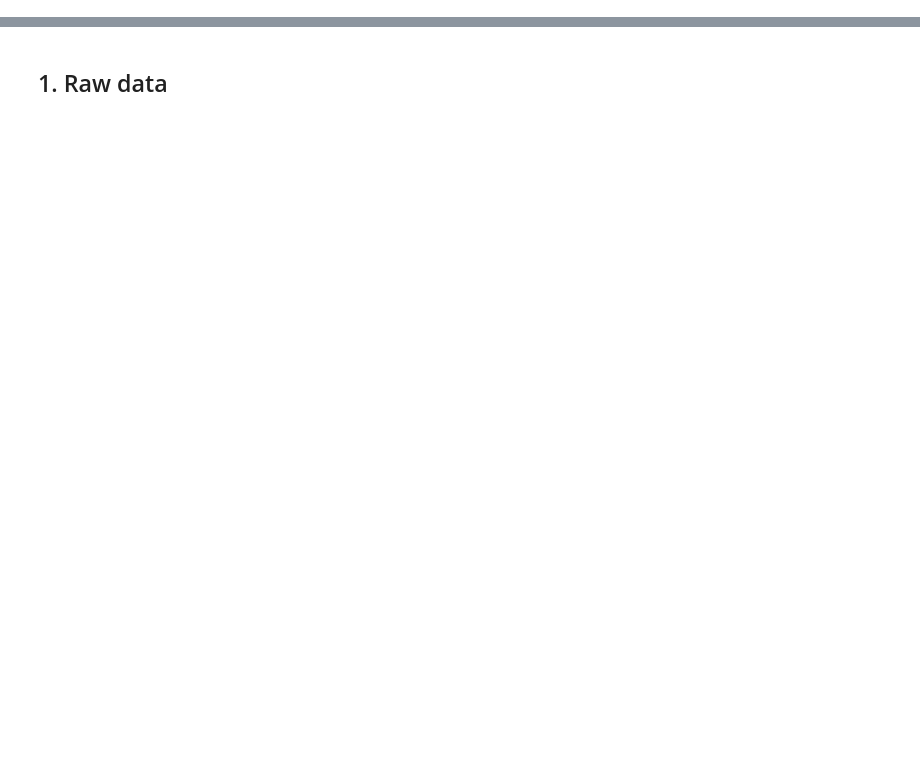
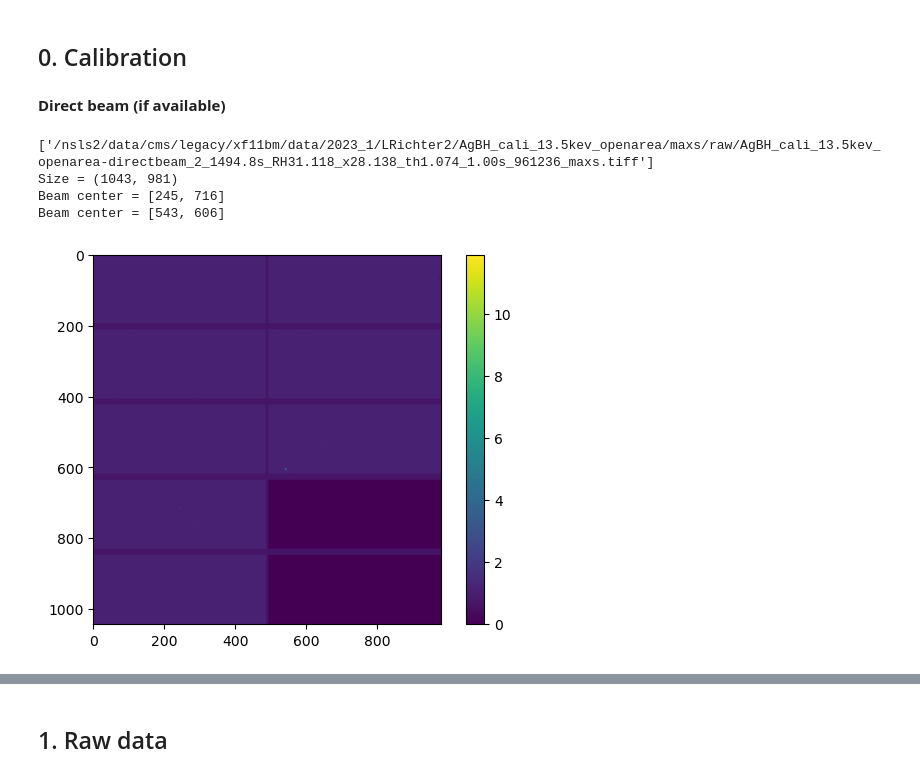
Before and after one commit to CFN-softbio/SciAnalysis, a Jupyter notebook: examples/beamlines/NSLSII_11BM_CMS/UShell/SciAnalysis_Basic_v1.ipynb, the cells around one changed output, grey strips where cells are left out. Drawn from its saved outputs; the diff is of its cells as text; code cells hidden in the pictures; blank space fills up the shorter version.

```diff
--- a/examples/beamlines/NSLSII_11BM_CMS/UShell/SciAnalysis_Basic_v1.ipynb
+++ b/examples/beamlines/NSLSII_11BM_CMS/UShell/SciAnalysis_Basic_v1.ipynb
@@ -45,0 +45,32 @@ from SciAnalysis.ExpAnalysis import Tools
+# %% [markdown]
+## 0. Calibration
+# %% [markdown]
+__Direct beam (if available)__
+# %%
+#EXPR_DIR = '/nsls2/data/cms/legacy/xf11bm/data/2023_2/beamline/CKe/saxs/'
+EXPR_DIR = '/nsls2/data/cms/legacy/xf11bm/data/2023_1/LRichter2/AgBH_cali_13.5kev_openarea/maxs/'
+pattern = '*directbeam*'
+infiles = glob.glob(os.path.join(EXPR_DIR+'raw/', pattern+'.tiff'))
+print(infiles)
+
+data = Data2DScattering()
+data.load(infiles[0])
+#data.blur(sigma=1)
+img = data.data
+print('Size = {}'.format(img.shape))
+
+## Plot
+%matplotlib inline
+plt.figure(1); plt.imshow(np.log(img+3)); plt.colorbar()
+beam_center = [np.argmax(np.max(img,0)), np.argmax(np.max(img,1))]
+print('Beam center = {}'.format(beam_center))
+
+img[beam_center[1], beam_center[0]] = 0
+beam_center = [np.argmax(np.max(img,0)), np.argmax(np.max(img,1))]
+print('Beam center = {}'.format(beam_center))
+# %% [output]
+['/nsls2/data/cms/legacy/xf11bm/data/2023_1/LRichter2/AgBH_cali_13.5kev_openarea/maxs/raw/AgBH_cali_13.5kev_openarea-directbeam_2_1494.8s_RH31.118_x28.138_th1.074_1.00s_961236_maxs.tiff']
+Size = (1043, 981)
+Beam center = [245, 716]
+Beam center = [543, 606]
+[figure, added]
```
Also changed, not shown: parts of 47 cells of this notebook, 2 other files.
